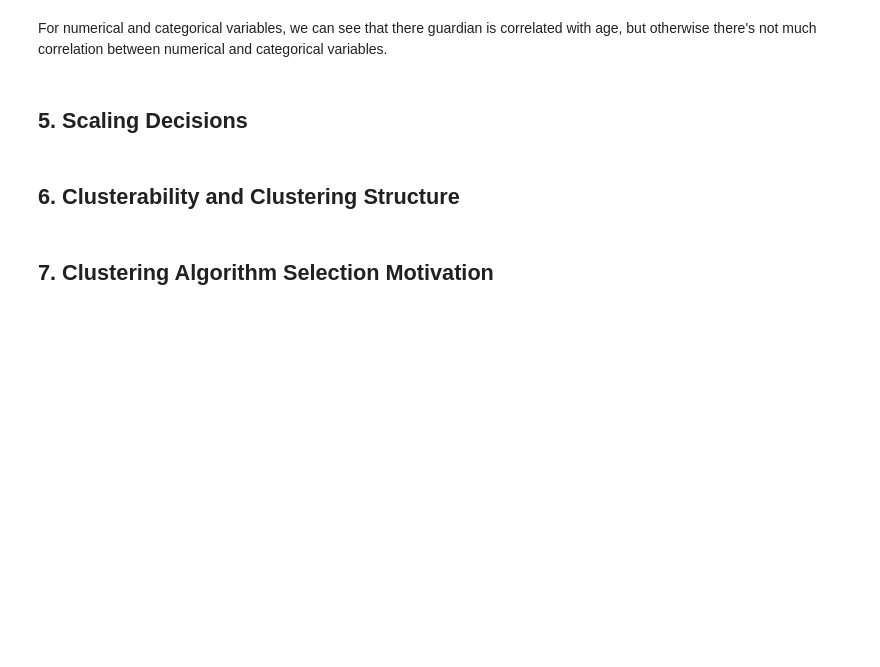
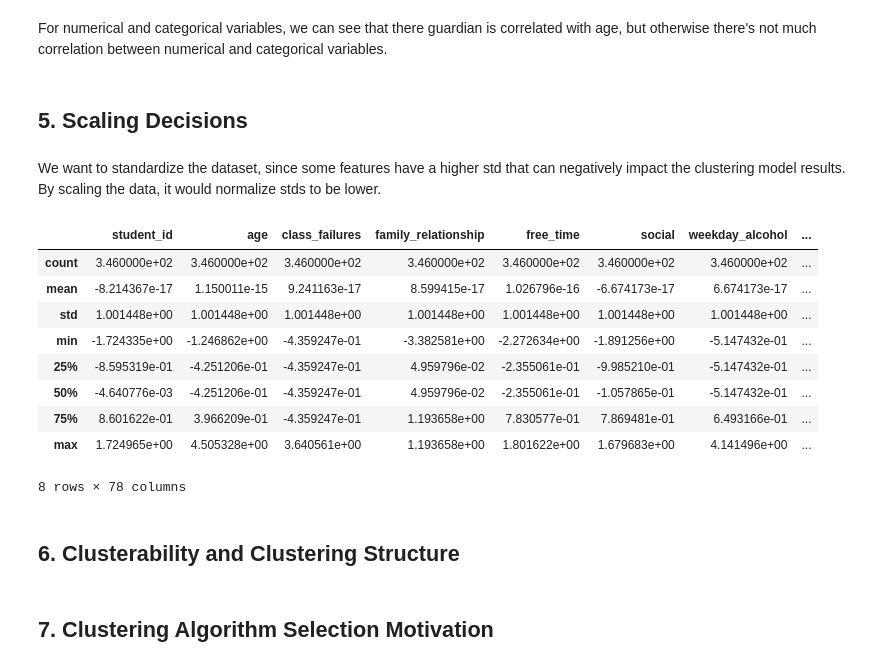
Before and after one commit to agrigortsuk/stat437project, a Jupyter notebook: grade.ipynb, the cells around one changed output. Cells and saved outputs as stored; diff of their text form; code cells hidden in the pictures; blank space fills up the shorter version.

Commit message:
part 5 scailng and dummy df

```diff
--- a/grade.ipynb
+++ b/grade.ipynb
@@ -142,3 +142,12 @@ for k in range(2,10):
 ### Noisy Data Conclusion
 
 For k=2...k=9 nearest neighbor plots, there is a dramatic jump in nearest neighbor distances when the number of observations is 342, which indicates that 6 noisy data points exist in the current dataset. Based on the information of noisy data obtained, we can pick reasonable values of $\epsilon$ when using DBSCAN algorithms for clustering. For example, in the k=9 plot, the nearest neighbor value jumps at roughly 7.5, we will set $\epsilon$ as 7.5 if we set minpts as 9 in the DBSCAN algorithm.
+# %%
+# dummy coding string variables
+non_numeric_columns = df_subset_outlier_removal.select_dtypes(exclude=['number']).columns
+numeric_columns = df_subset_outlier_removal.select_dtypes(include=['number']).columns
+
+df_dummies = pd.get_dummies(df_subset_outlier_removal, columns=non_numeric_columns)
+df_final = pd.concat([df_subset_outlier_removal[numeric_columns], df_dummies], axis=1)
+
+df_dummies.head()
@@ -268,6 +285,28 @@ sns.heatmap(abs(df_num_cat_corr), annot = True, cmap = 'coolwarm')
 For numerical and categorical variables, we can see that there guardian is correlated with age, but otherwise there's not much correlation between numerical and categorical variables.
 # %% [markdown]
 ## 5. Scaling Decisions
+# %% [markdown]
+We want to standardize the dataset, since some features have a higher std that can negatively impact the clustering model results. By scaling the data, it would normalize stds to be lower.
+# %%
+from sklearn.preprocessing import StandardScaler
+
+df_dummies.describe()
+X = df_dummies.copy()
+scaler = StandardScaler()
+df_scaled = pd.DataFrame(scaler.fit_transform(X), columns = X.columns)
+
+df_scaled.describe()
+# %% [output]
+|  | student_id | age | class_failures | family_relationship | free_time | social | weekday_alcohol | ... |
+| count | 3.460000e+02 | 3.460000e+02 | 3.460000e+02 | 3.460000e+02 | 3.460000e+02 | 3.460000e+02 | 3.460000e+02 | ... |
+| mean | -8.214367e-17 | 1.150011e-15 | 9.241163e-17 | 8.599415e-17 | 1.026796e-16 | -6.674173e-17 | 6.674173e-17 | ... |
+| std | 1.001448e+00 | 1.001448e+00 | 1.001448e+00 | 1.001448e+00 | 1.001448e+00 | 1.001448e+00 | 1.001448e+00 | ... |
+| min | -1.724335e+00 | -1.246862e+00 | -4.359247e-01 | -3.382581e+00 | -2.272634e+00 | -1.891256e+00 | -5.147432e-01 | ... |
+| 25% | -8.595319e-01 | -4.251206e-01 | -4.359247e-01 | 4.959796e-02 | -2.355061e-01 | -9.985210e-01 | -5.147432e-01 | ... |
+| 50% | -4.640776e-03 | -4.251206e-01 | -4.359247e-01 | 4.959796e-02 | -2.355061e-01 | -1.057865e-01 | -5.147432e-01 | ... |
+| 75% | 8.601622e-01 | 3.966209e-01 | -4.359247e-01 | 1.193658e+00 | 7.830577e-01 | 7.869481e-01 | 6.493166e-01 | ... |
+| max | 1.724965e+00 | 4.505328e+00 | 3.640561e+00 | 1.193658e+00 | 1.801622e+00 | 1.679683e+00 | 4.141496e+00 | ... |
+8 rows × 78 columns
 # %% [markdown]
 ## 6. Clusterability and Clustering Structure
 # %% [markdown]
```
Also changed, not shown: parts of 4 cells of this notebook.
